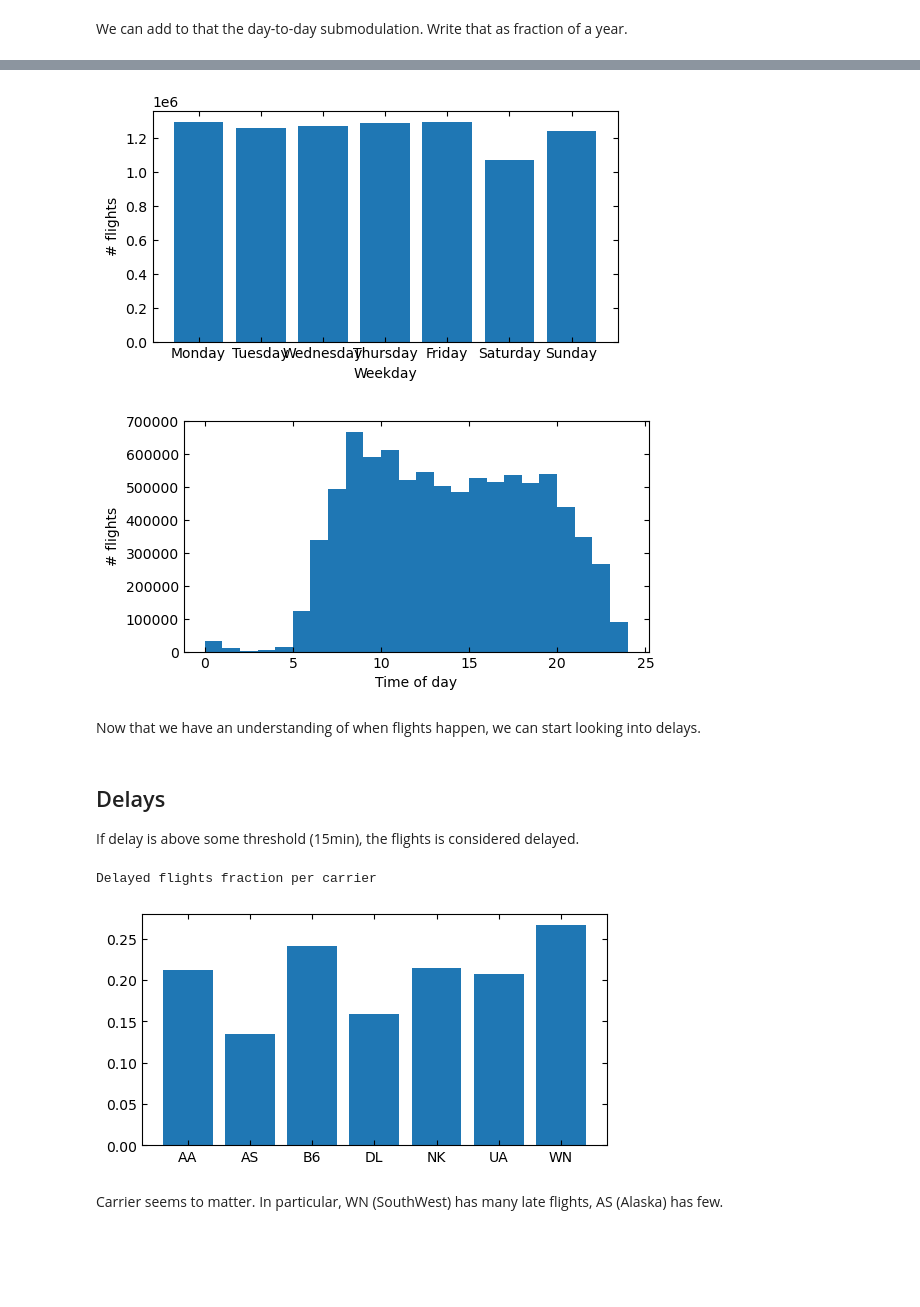
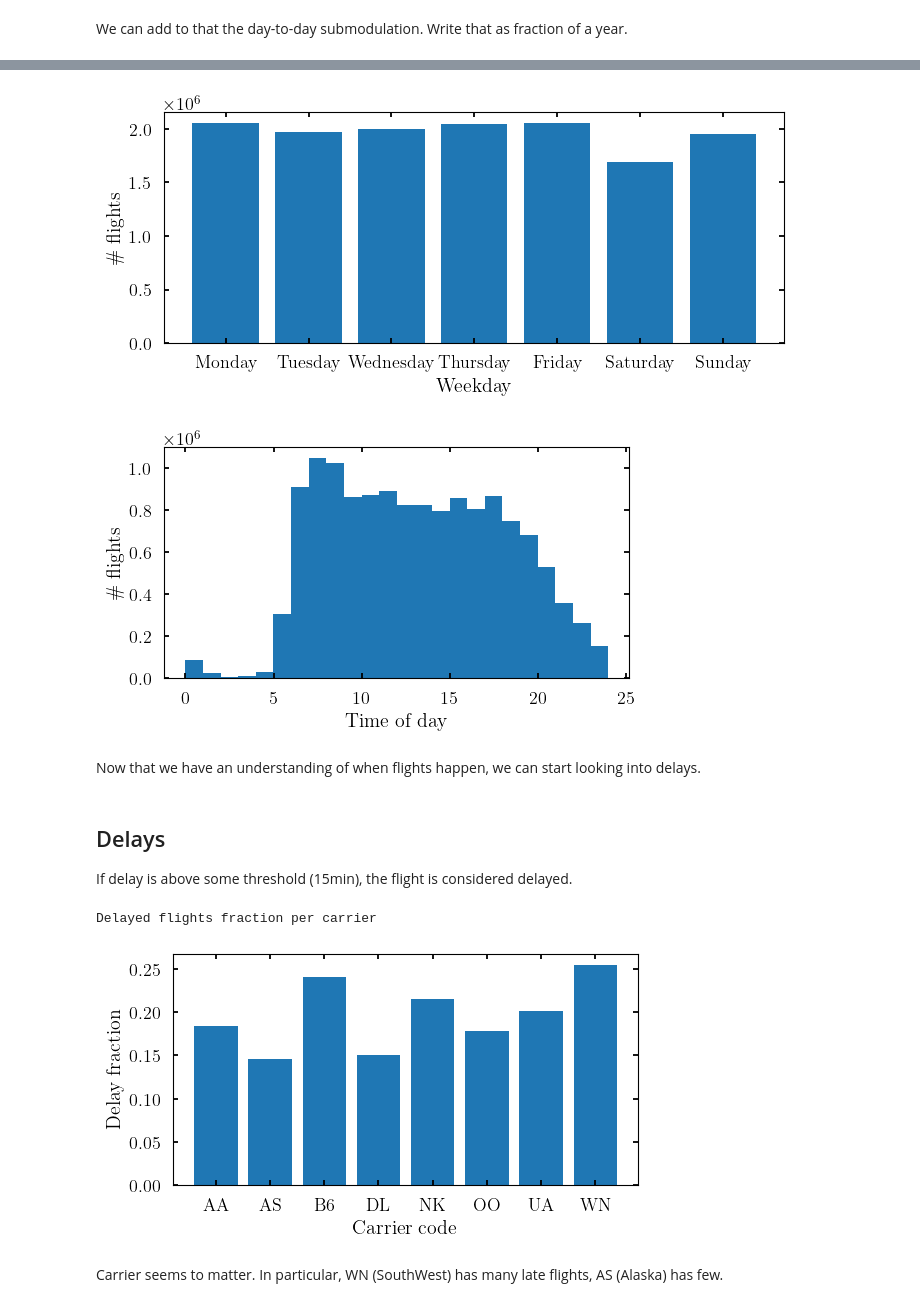
Before and after one commit to simonguichandut/WillMyFlightBeLate, a Jupyter notebook: Notebooks/Exploratory.ipynb, the cells around one changed output, grey strips where cells are left out. Drawn from its saved outputs; the diff is of its cells as text; code cells hidden in the pictures; blank space fills up the shorter version.

```diff
--- a/Notebooks/Exploratory.ipynb
+++ b/Notebooks/Exploratory.ipynb
@@ -33,5 +90,8 @@ df.info()
 # Create delay column
 delay_thresh=15.
 df = df.assign(DELAY_TF=pd.Series(df['DEP_DELAY']>delay_thresh).values.astype(int))
+
+# a couple (literally 2) 2011 flights have slipped in during the cleaning due to departing late (they were supposed to depart in 2011, but left after midnight on jan 1st)
+df = df[~df["FL_DATE"].dt.year.isin([2011])]
 # %% [output]
 <class 'pandas.core.frame.DataFrame'>
@@ -84,5 +141,0 @@ plt.show()
-# %%
-df["YEAR"] = df["FL_DATE"].dt.year.astype(int)
-plt.figure(figsize=(6,3))
-sns.countplot(df, x="YEAR", hue="DELAY_TF")
-plt.show()
@@ -95,3 +144,3 @@ Let's take out pandemic data (2020,2021), and 2023
 # %%
-df = df[~df["FL_DATE"].dt.year.isin([2020,2021,2023])]
+# df = df[~df["FL_DATE"].dt.year.isin([2020,2021])] # excise pandemic?
 # %%
@@ -126,17 +176,17 @@ We can add to that the day-to-day submodulation. Write that as fraction of a yea
 # hist_month()
 
 plt.figure(figsize=(6,3))
-plt.hist(df["FRAC_YEAR"],bins=365)
+plt.hist(df[~df["FL_DATE"].dt.year.isin([2023])]["FRAC_YEAR"],bins=365)
 
 # holidays
 for md, name in zip(((7,4),(11,23),(12,25)), ("4th july", "US thanksgiving", "Christmas")):
     m,d = md
     dt = datetime.date(2000,m,d)-datetime.date(2000,1,1)
     frac = dt/pd.to_timedelta(365, unit='D')
-    plt.axvline(frac, color='k', ls='--', lw=0.5, ymax=0.7)
-    plt.text(frac, 10000, name, ha="right", va="center", rotation=90)
+    plt.axvline(frac, color='k', ls='--', lw=0.5, ymax=0.6)
+    plt.text(frac, 15000, name, ha="right", va="center", rotation=90)
 
-plt.ylabel(r"# flights per day")
+plt.ylabel(r"\# flights per day")
 plt.xlabel(r"Fraction of a year")
 
 # Scale to year
@@ -144,5 +194,6 @@ plt.xlabel(r"Fraction of a year")
 # plt.xticks([1,6,12],["January","June","December"])
 # plt.axvline()
 
+fig.savefig("plots/Nflights_fracyear.png",dpi=500,bbox_inches='tight')
 plt.show()
 # %% [output]
@@ -155,48 +208,52 @@ weekday_counts = df['weekday'].value_counts()
 weekday_counts = weekday_counts.reindex(['Monday', 'Tuesday', 'Wednesday', 'Thursday', 'Friday', 'Saturday', 'Sunday'])
 
 # Plot the histogram
-plt.figure(figsize=(6,3))
+plt.figure(figsize=(8,3))
 plt.bar(weekday_counts.index, weekday_counts.values)
 plt.xlabel('Weekday')
-plt.ylabel(r"# flights")
+plt.ylabel(r"\# flights")
 plt.show()
 # %% [output]
-[figure, old version]
+[figure, new version]
 # %%
 # Number of flights throughout the day. Get frac_day
 df['FRAC_DAY'] = (df['FL_DATE'] - df['FL_DATE'].dt.floor('D')) / pd.to_timedelta('1D')
-plt.figure(figsize=(6,3))
+fig=plt.figure(figsize=(6,3))
 plt.hist(df['FRAC_DAY']*24, bins=24)
 plt.xlabel('Time of day')
-plt.ylabel(r"# flights")
+plt.ylabel(r"\# flights")
+fig.savefig("plots/flights_per_hour.png",dpi=500,bbox_inches='tight')
 plt.show()
 # %% [output]
-[figure, old version]
+[figure, new version]
 # %% [markdown]
 Now that we have an understanding of when flights happen, we can start looking into delays.
 # %% [markdown]
 ## Delays
 
-If delay is above some threshold (15min), the flights is considered delayed.
+If delay is above some threshold (15min), the flight is considered delayed.
 # %%
 delay_thresh=15.
 df = df.assign(DELAY_TF=pd.Series(df['DEP_DELAY']>delay_thresh).values.astype(int))
 # %%
 print("Delayed flights fraction per carrier")
 carriers=np.unique(df['OP_UNIQUE_CARRIER'])
 fracs = []
 for carrier in carriers:
     df_car=df.loc[df['OP_UNIQUE_CARRIER']==carrier]
     frac = len(df_car.loc[df_car['DELAY_TF']==1])/len(df_car)
 #     print(f"{carrier}: {frac:.2f}")
     fracs.append(frac)
 
-plt.figure(figsize=(6,3))
+fig=plt.figure(figsize=(6,3))
+plt.ylabel("Delay fraction")
+plt.xlabel("Carrier code")
 plt.bar(carriers, fracs)
+fig.savefig("plots/delay_frac_carrier.png",dpi=500,bbox_inches='tight')
 plt.show()
 # %% [output]
 Delayed flights fraction per carrier
-[figure, old version]
+[figure, new version]
 # %% [markdown]
 Carrier seems to matter. In particular, WN (SouthWest) has many late flights, AS (Alaska) has few.
 # %%
```
Also changed, not shown: parts of 42 cells of this notebook, 9 other files.
